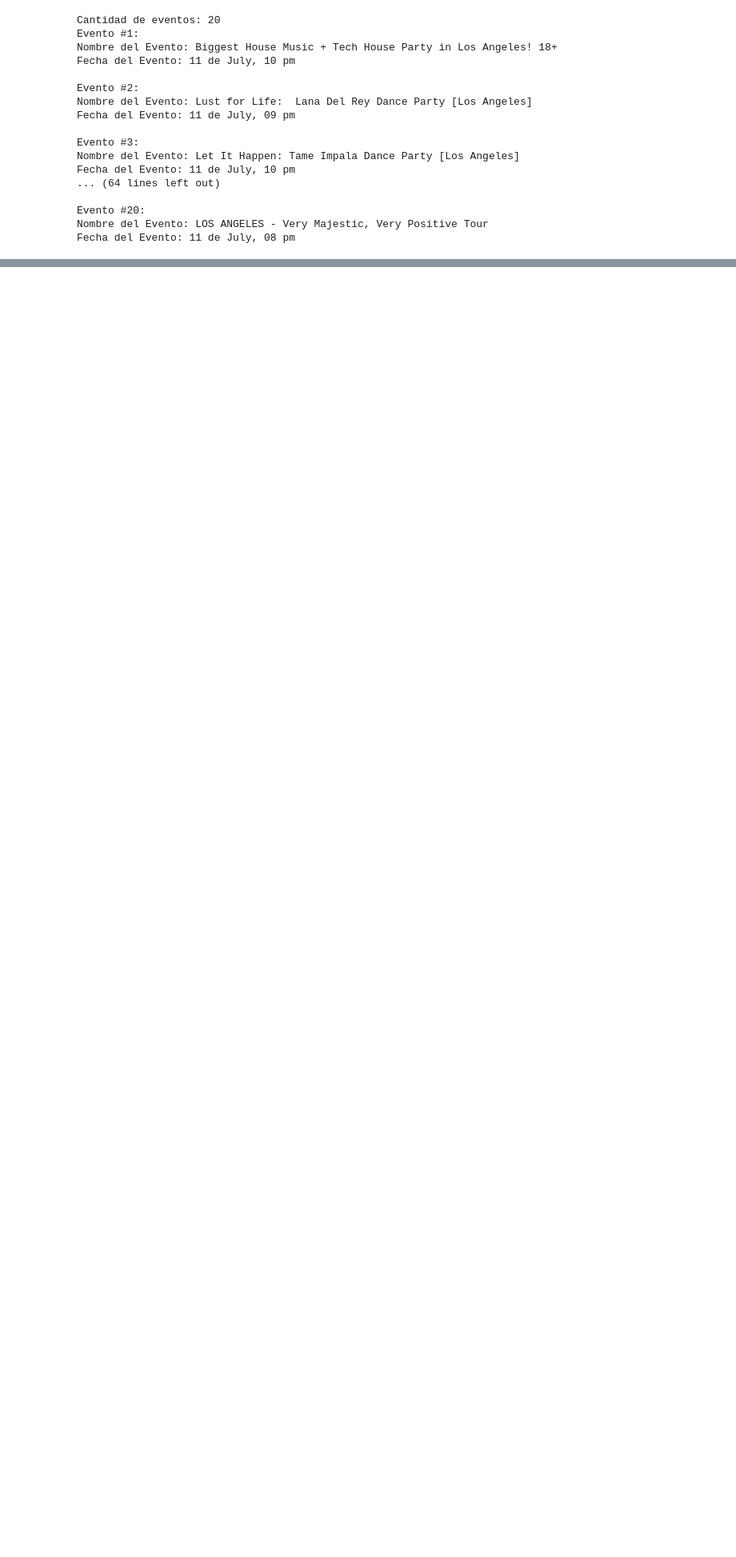
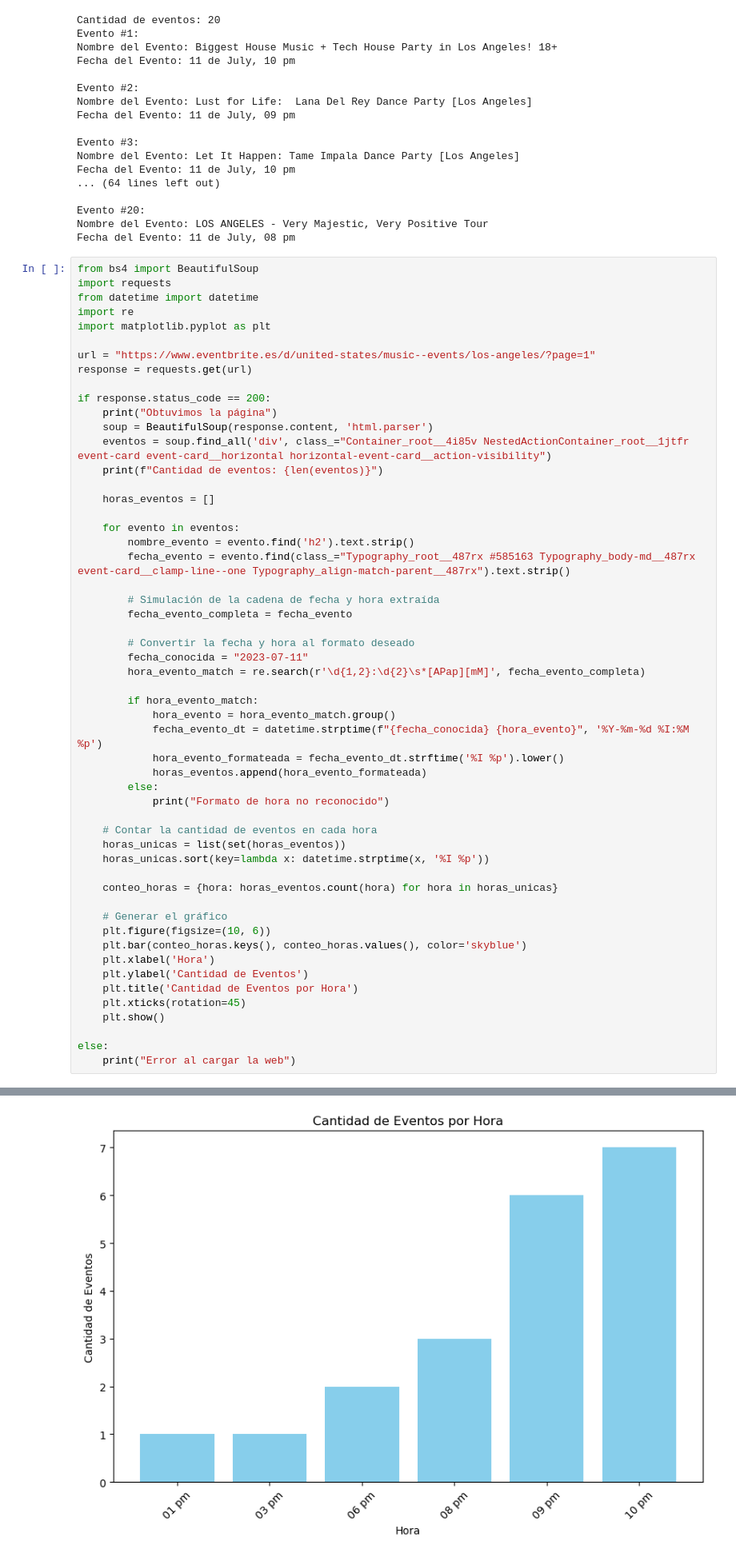
Before and after one commit to EduardoArevalo2004/TRABAJO_FINAL, a Jupyter notebook: Trabajo_Final_LP2.ipynb, the cells around one changed output, grey strips where cells are left out. Shown at 80% size. Cells and saved outputs as stored; diff of their text form; blank space fills up the shorter version.

Commit message:
Agregando graficos por horas

```diff
--- a/Trabajo_Final_LP2.ipynb
+++ b/Trabajo_Final_LP2.ipynb
@@ -284,3 +386,58 @@ Fecha del Evento: 11 de July, 10 pm
 Evento #20:
 Nombre del Evento: LOS ANGELES - Very Majestic, Very Positive Tour
 Fecha del Evento: 11 de July, 08 pm
+# %%
+from bs4 import BeautifulSoup
+import requests
+from datetime import datetime
+import re
+import matplotlib.pyplot as plt
+
+url = "https://www.eventbrite.es/d/united-states/music--events/los-angeles/?page=1"
+response = requests.get(url)
+
+if response.status_code == 200:
+    print("Obtuvimos la página")
+    soup = BeautifulSoup(response.content, 'html.parser')
+    eventos = soup.find_all('div', class_="Container_root__4i85v NestedActionContainer_root__1jtfr event-card event-card__horizontal horizontal-event-card__action-visibility")
+    print(f"Cantidad de eventos: {len(eventos)}")
+
+    horas_eventos = []
+
+    for evento in eventos:
+        nombre_evento = evento.find('h2').text.strip()
+        fecha_evento = evento.find(class_="Typography_root__487rx #585163 Typography_body-md__487rx event-card__clamp-line--one Typography_align-match-parent__487rx").text.strip()
+
+        # Simulación de la cadena de fecha y hora extraída
+        fecha_evento_completa = fecha_evento
+
+        # Convertir la fecha y hora al formato deseado
+        fecha_conocida = "2023-07-11"
+        hora_evento_match = re.search(r'\d{1,2}:\d{2}\s*[APap][mM]', fecha_evento_completa)
+
+        if hora_evento_match:
+            hora_evento = hora_evento_match.group()
+            fecha_evento_dt = datetime.strptime(f"{fecha_conocida} {hora_evento}", '%Y-%m-%d %I:%M %p')
+            hora_evento_formateada = fecha_evento_dt.strftime('%I %p').lower()
+            horas_eventos.append(hora_evento_formateada)
+        else:
+            print("Formato de hora no reconocido")
+
+    # Contar la cantidad de eventos en cada hora
+    horas_unicas = list(set(horas_eventos))
+    horas_unicas.sort(key=lambda x: datetime.strptime(x, '%I %p'))
+
+    conteo_horas = {hora: horas_eventos.count(hora) for hora in horas_unicas}
+
+    # Generar el gráfico
+    plt.figure(figsize=(10, 6))
+    plt.bar(conteo_horas.keys(), conteo_horas.values(), color='skyblue')
+    plt.xlabel('Hora')
+    plt.ylabel('Cantidad de Eventos')
+    plt.title('Cantidad de Eventos por Hora')
+    plt.xticks(rotation=45)
+    plt.show()
+
+else:
+    print("Error al cargar la web")
+# %% [output]
@@ -287,3 +446,4 @@ Fecha del Evento: 11 de July, 08 pm
+[figure, added]
 # %% [markdown]
 ##### ALL EVENTS
 
```
Also changed, not shown: parts of 2 cells of this notebook.
